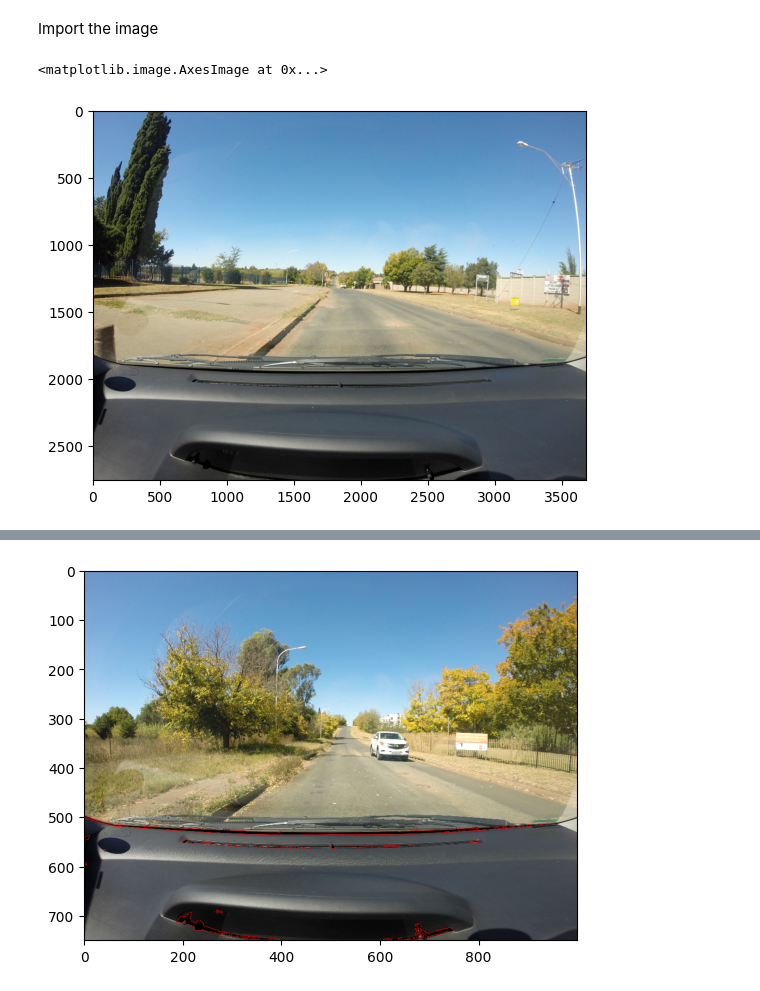
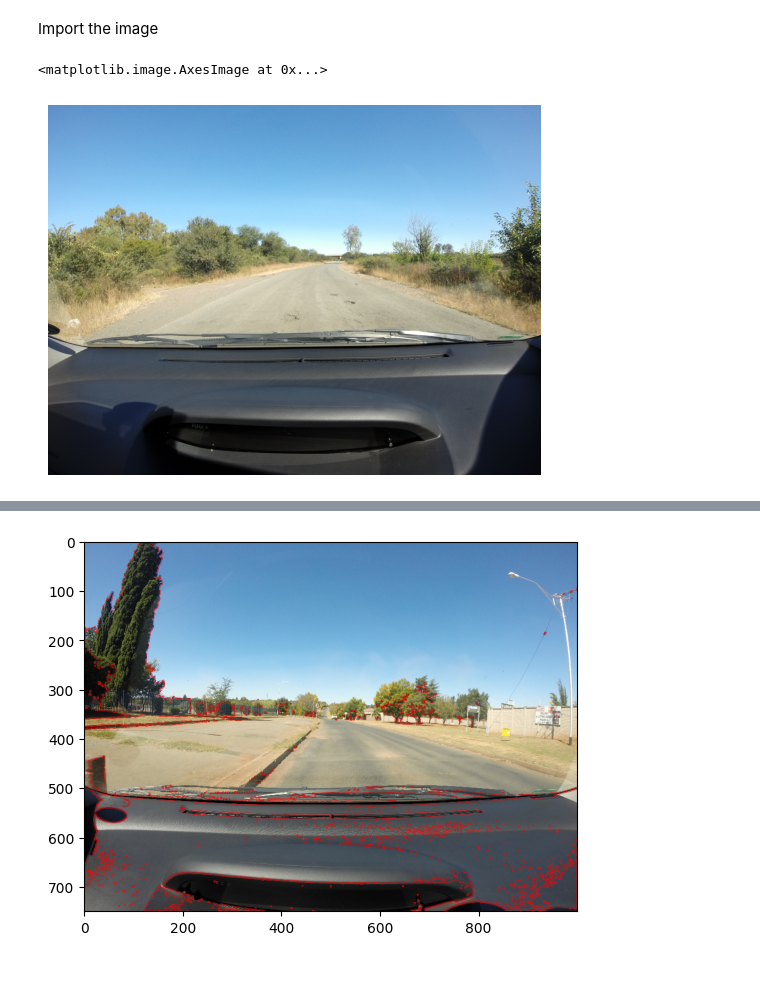
Before and after one commit to christiandalfarra/SIVProject, a Jupyter notebook: progetto_buche.ipynb, the cells around one changed output, grey strips where cells are left out. Drawn from its saved outputs; the diff is of its cells as text; code cells hidden in the pictures.

Commit message:
add some test images and try to segment the street

```diff
--- a/progetto_buche.ipynb
+++ b/progetto_buche.ipynb
@@ -17,16 +17,17 @@ import matplotlib.pyplot as plt
 # %% [markdown]
 Import the image
 # %%
-image_path = 'test_images/test2.jpg'
+image_path = 'test_images/test1.jpg'
 image = cv2.imread(image_path)
 if image is None:
     raise ValueError("Immagine non trovata o percorso errato!")
 
 image_rgb = cv2.cvtColor(image, cv2.COLOR_RGB2BGR)
+plt.axis('off')
 plt.imshow(image_rgb)
 # %% [output]
 <matplotlib.image.AxesImage at 0x...>
-[figure, old version]
+[figure, new version]
 # %% [markdown]
 Here there is an image that shows the pipeline, the **image are taken by a camera mounted inside the vehicle**  on the front windscreen, for more accurately develop a device that can be fitted to a vehicle for commercial use, we found the dataset used for some practical testing at that link [NinjaDataset](https://datasetninja.com/road-pothole-images)
 
@@ -94,6 +95,6 @@ def main(image_path):
 
 
 if __name__ == "__main__":
-    main("test_images/test3.jpg")
+    main("test_images/test2.jpg")
 # %% [output]
-[figure, old version]
+[figure, new version]
```
Also changed, not shown: 9 other files.
